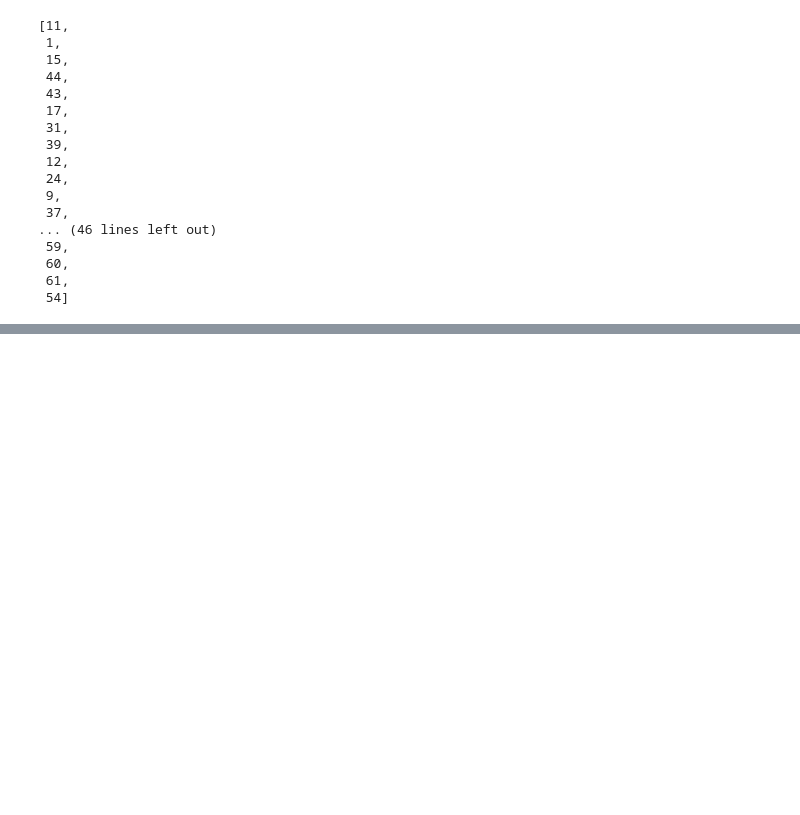
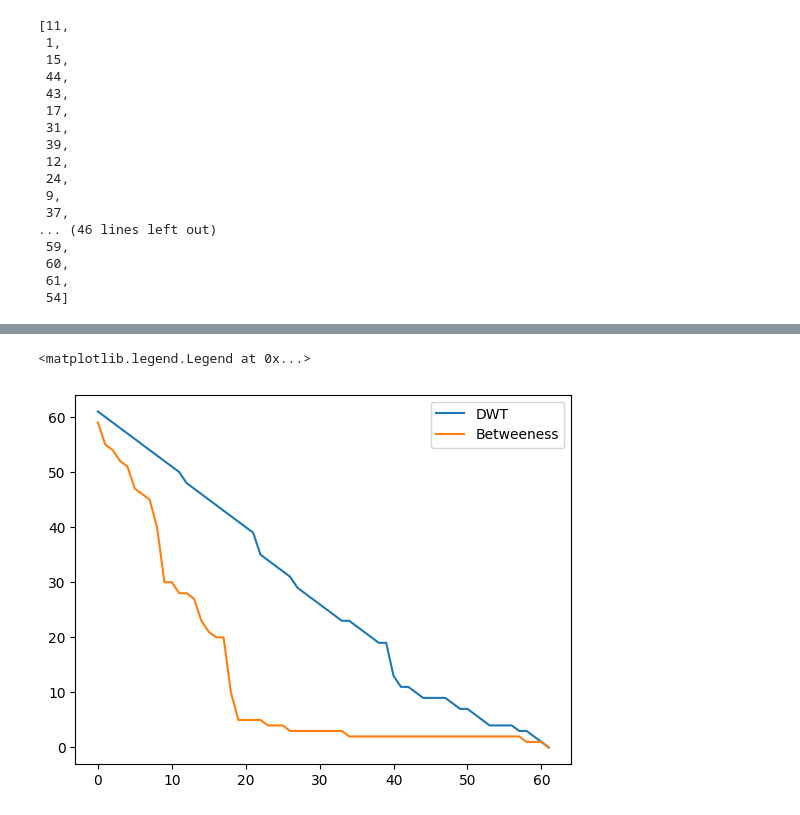
Before and after one commit to raysas/network-disintegration-attacks, a Jupyter notebook: code/test.ipynb, the cells around one changed output, grey strips where cells are left out. Cells and saved outputs as stored; diff of their text form; code cells hidden in the pictures; blank space fills up the shorter version.

Commit message:
added DTW centrality - wtvr that is :p

```diff
--- a/code/test.ipynb
+++ b/code/test.ipynb
@@ -470,0 +513,3 @@ community_attack(G, partition, nx.betweenness_centrality, nx.betweenness_central
+# %%
+dwt_centrality_911 = sorted(DWT_centrality(G).items(), key=lambda x: x[1], reverse=True)
+dwt_centrality_911
@@ -470,0 +534,9 @@ community_attack(G, partition, nx.betweenness_centrality, nx.betweenness_central
+# %%
+det_attack = attack(G, [x[0] for x in dwt_centrality_911])
+
+plt.plot(list(det_attack[0].values()),  label='DWT')
+plt.plot(list(bet_attack[0].values()),  label='Betweeness')
+plt.legend()
+# %% [output]
+<matplotlib.legend.Legend at 0x...>
+[figure, added]
```
Also changed, not shown: parts of 3 cells of this notebook, 1 other file.
